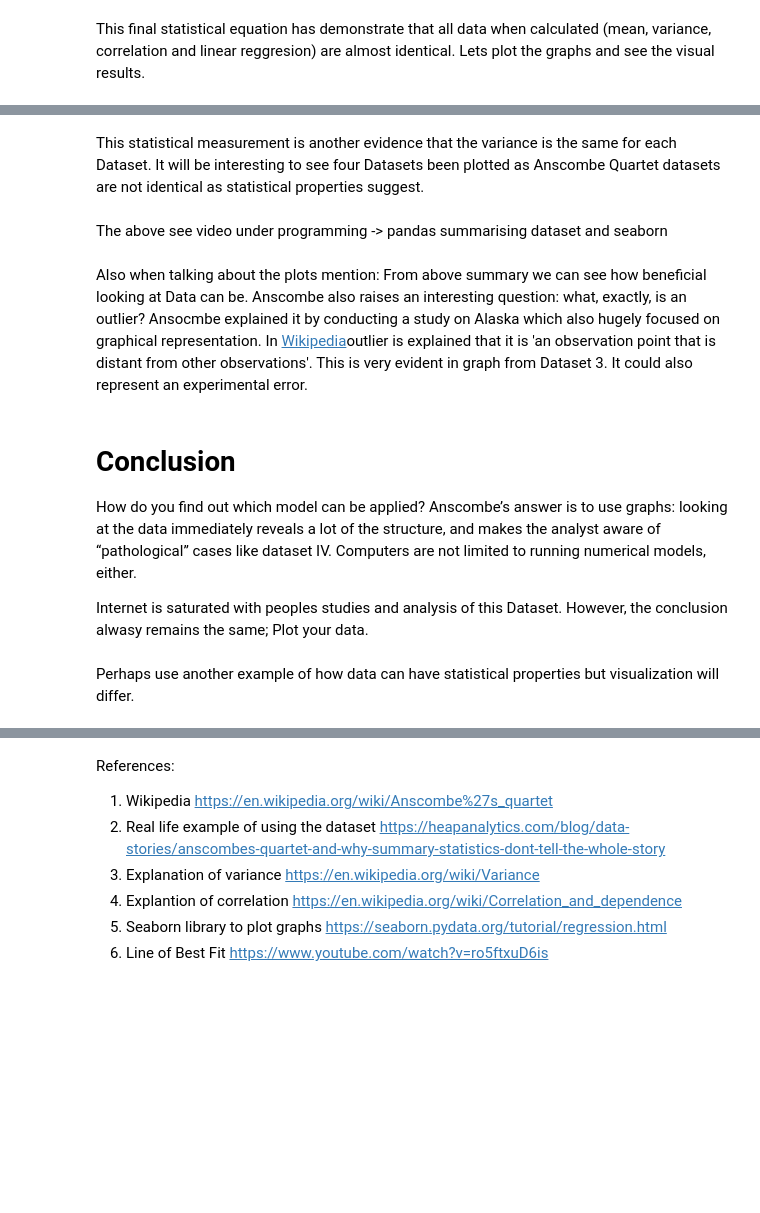
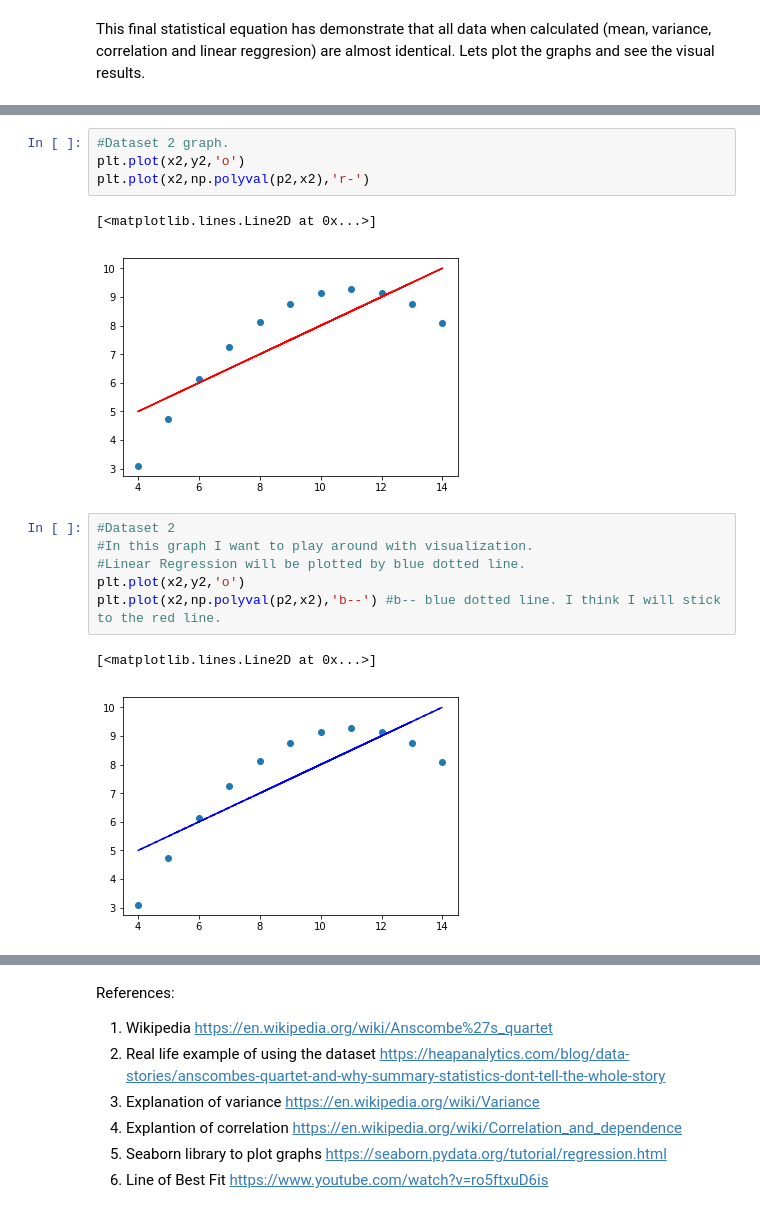
Before and after one commit to MartynaMisk/AnscombesQuarter, a Jupyter notebook: InvestigationAnscombesQuartet.ipynb, the cells around one changed output, grey strips where cells are left out. Cells and saved outputs as stored; diff of their text form; blank space fills up the shorter version.

```diff
--- a/InvestigationAnscombesQuartet.ipynb
+++ b/InvestigationAnscombesQuartet.ipynb
@@ -334,16 +299,16 @@ SyntaxError: invalid syntax (<ipython-input-295-a4feb0a504c0>, line 1)
-# %% [markdown]
-This statistical measurement is another evidence that the variance is the same for each Dataset. It will be interesting to see four Datasets been plotted as Anscombe Quartet datasets are not identical as statistical properties suggest.
-# %% [markdown]
-The above  see video under programming ->
-pandas summarising dataset and seaborn
-# %% [markdown]
-Also when talking about the plots mention:
-From above summary we can see how beneficial looking at Data can be.
-Anscombe also raises an interesting question: what, exactly, is an outlier? Ansocmbe explained it by conducting a study on Alaska which also hugely focused on graphical representation. In [Wikipedia](https://en.wikipedia.org/wiki/Outlier)outlier is explained that it is 'an observation point that is distant from other observations'. This is very evident in graph from Dataset 3. It could also represent an experimental error.
-# %% [markdown]
-# Conclusion
-How do you find out which model can be applied? Anscombe’s answer is to use graphs: looking at the data immediately reveals a lot of the structure, and makes the analyst aware of “pathological” cases like dataset IV. Computers are not limited to running numerical models, either.
-
-Internet is saturated with peoples studies and analysis of this Dataset. However, the conclusion alwasy remains the same; Plot your data.
-# %% [markdown]
-Perhaps use another example of how data can have statistical properties but visualization will differ.
+# %%
+#Dataset 2 graph.
+plt.plot(x2,y2,'o')
+plt.plot(x2,np.polyval(p2,x2),'r-')
+# %% [output]
+[<matplotlib.lines.Line2D at 0x...>]
+[figure, added]
+# %%
+#Dataset 2
+#In this graph I want to play around with visualization.
+#Linear Regression will be plotted by blue dotted line.
+plt.plot(x2,y2,'o')
+plt.plot(x2,np.polyval(p2,x2),'b--') #b-- blue dotted line. I think I will stick to the red line.
+# %% [output]
+[<matplotlib.lines.Line2D at 0x...>]
+[figure, added]
```
Also changed, not shown: parts of 25 cells of this notebook.
